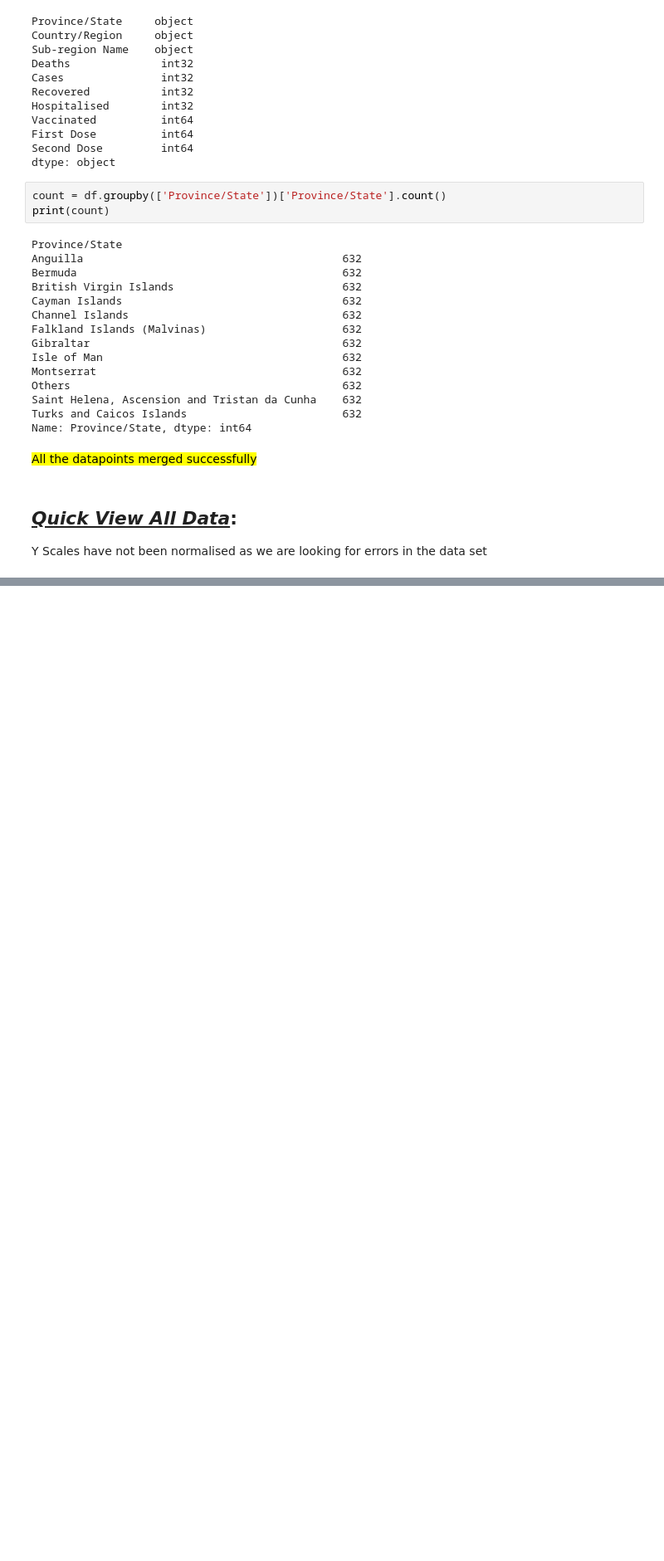
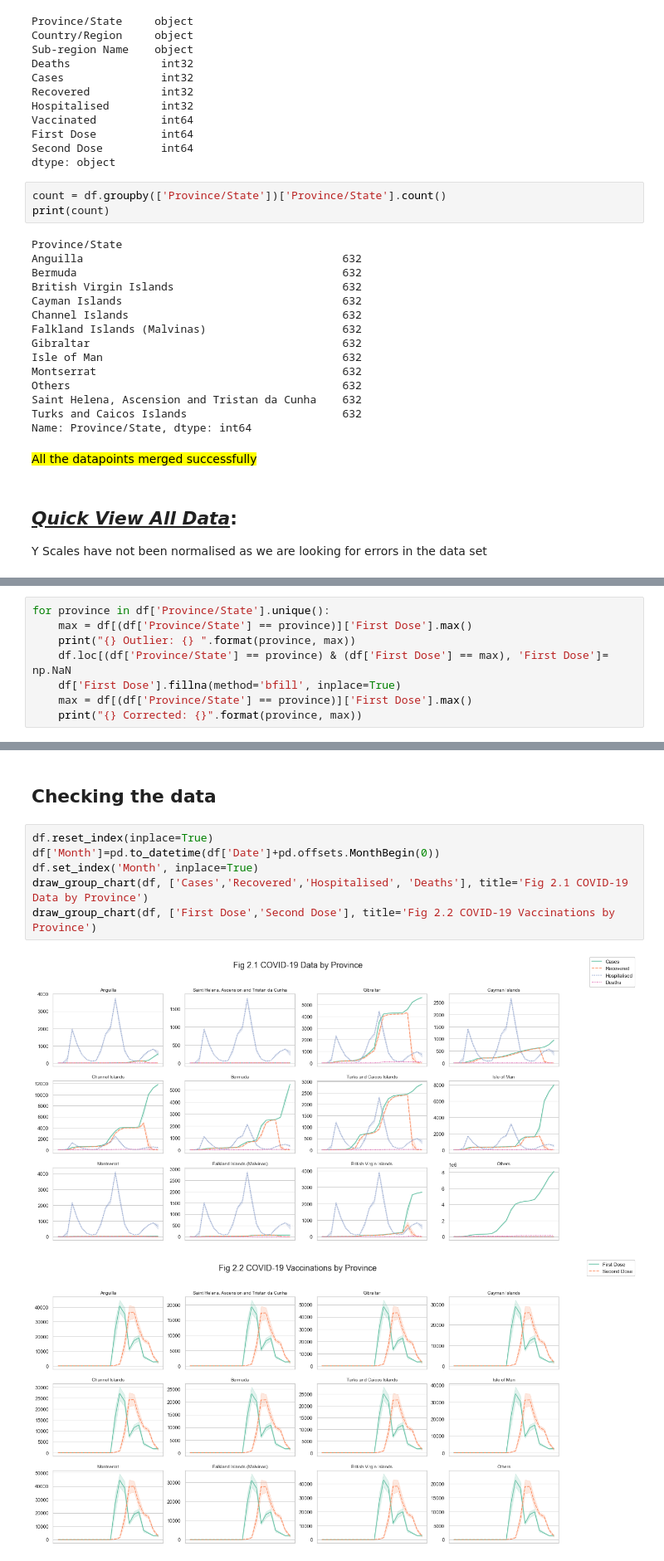
Before and after one commit to heyashy/LSE_DA_COVID_analysis, a Jupyter notebook: LSE_DA201_assignment_ash_johnson.ipynb, the cells around one changed output, grey strips where cells are left out. Shown at 83% size. Cells and saved outputs as stored; diff of their text form; blank space fills up the shorter version.

```diff
--- a/LSE_DA201_assignment_ash_johnson.ipynb
+++ b/LSE_DA201_assignment_ash_johnson.ipynb
@@ -363,0 +346,8 @@ df[['Province/State', 'Sub-region Name']].groupby(['Province/State', 'Sub-region
+# %%
+for province in df['Province/State'].unique():
+    max = df[(df['Province/State'] == province)]['First Dose'].max()
+    print("{} Outlier: {} ".format(province, max))
+    df.loc[(df['Province/State'] == province) & (df['First Dose'] == max), 'First Dose']= np.NaN
+    df['First Dose'].fillna(method='bfill', inplace=True)
+    max = df[(df['Province/State'] == province)]['First Dose'].max()
+    print("{} Corrected: {}".format(province, max))
@@ -363,0 +386,11 @@ df[['Province/State', 'Sub-region Name']].groupby(['Province/State', 'Sub-region
+# %% [markdown]
+## Checking the data
+# %%
+df.reset_index(inplace=True)
+df['Month']=pd.to_datetime(df['Date']+pd.offsets.MonthBegin(0))
+df.set_index('Month', inplace=True)
+draw_group_chart(df, ['Cases','Recovered','Hospitalised', 'Deaths'], title='Fig 2.1 COVID-19 Data by Province')
+draw_group_chart(df, ['First Dose','Second Dose'], title='Fig 2.2 COVID-19 Vaccinations by Province')
+# %% [output]
+[figure, added]
+[figure, added]
```
Also changed, not shown: parts of 36 cells of this notebook, 8 other files.
